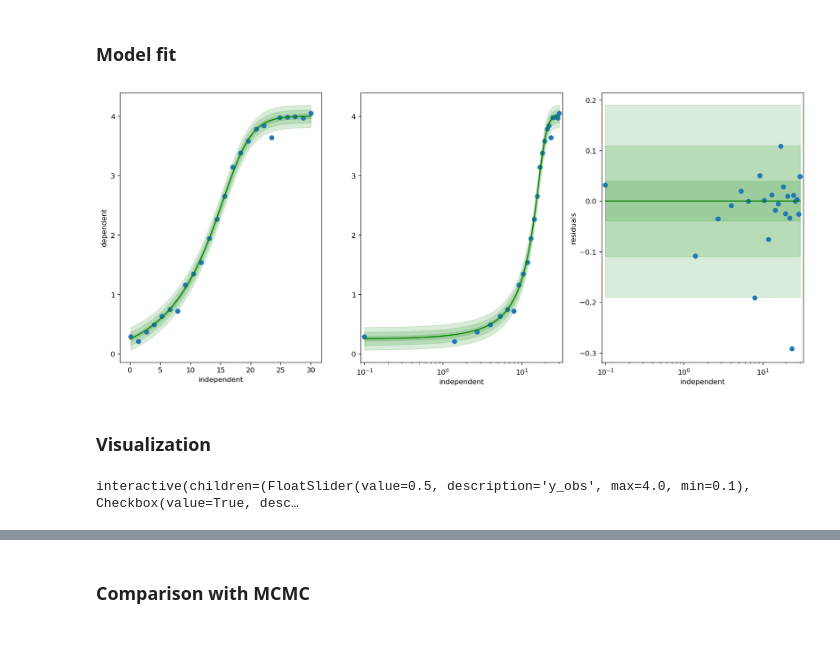
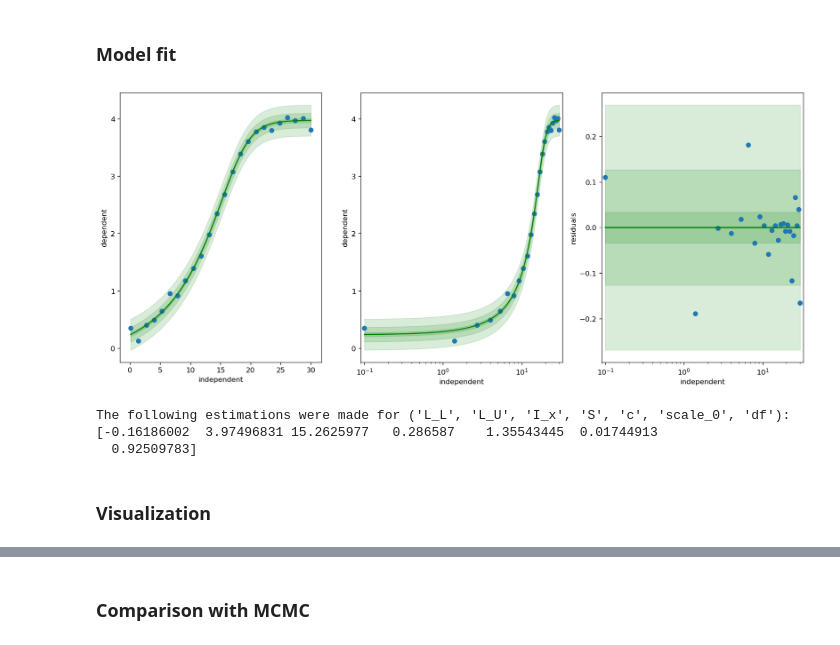
Before and after one commit to JuBiotech/calibr8, a Jupyter notebook: examples/Example_Numerical Independent Posterior.ipynb, the cells around one changed output, grey strips where cells are left out. Cells and saved outputs as stored; diff of their text form; code cells hidden in the pictures.

```diff
--- a/examples/Example_Numerical Independent Posterior.ipynb
+++ b/examples/Example_Numerical Independent Posterior.ipynb
@@ -14,10 +16,11 @@ import calibr8
 # %%
 θ_true = (0.1, 4, 15, 0.3, 1)
 σ_true = 0.05
-df_true = 3
+df_true = 1.5
 X = numpy.linspace(0.1, 30, 24)
 X_dense = numpy.linspace(0, 30, 100)
 Y = calibr8.asymmetric_logistic(X, θ_true)
+numpy.random.seed(230620)
 Y = scipy.stats.t.rvs(loc=Y, scale=σ_true, df=df_true)
 
 fig, ax = pyplot.subplots(dpi=120)
@@ -43,68 +46,20 @@ class AsymmetricTModelV1(calibr8.BaseAsymmetricLogisticT):
 # %%
 model = AsymmetricTModelV1()
 calibr8.fit_scipy(
     model,
     independent=X, dependent=Y,
-    theta_guess=calibr8.guess_asymmetric_logistic_theta(X, Y) + [0.01, 45],
+    theta_guess=calibr8.guess_asymmetric_logistic_theta(X, Y) + [0.01, 5],
     #theta_guess=θ_true + (σ_true, df_true),
-    theta_bounds=calibr8.guess_asymmetric_logistic_bounds(X, Y) + [(0.01, 0.5), (1, 50)]
+    theta_bounds=calibr8.guess_asymmetric_logistic_bounds(X, Y) + [(0.01, 0.5), (0.5, 50)]
 )
 
 fig, axs = calibr8.plot_model(model)
 fig.tight_layout()
 pyplot.show()
+print(f'The following estimations were made for {model.theta_names}: {model.theta_fitted}')
 # %% [output]
-[figure, old version]
+[figure, new version]
+The following estimations were made for ('L_L', 'L_U', 'I_x', 'S', 'c', 'scale_0', 'df'): [-0.16186002  3.97496831 15.2625977   0.286587    1.35543445  0.01744913
+  0.92509783]
 # %% [markdown]
 ### Visualization
-# %%
-def plot(y_obs=0.5, as_pdf:bool=False, a=0, b=30):
-    y_obs = numpy.atleast_1d(y_obs)
-
-    def likelihood(x, y):
-        loc, scale, df = model.predict_dependent(x)
-        # get log-probs for all observations
-        logpdfs = [
-            scipy.stats.t.logpdf(y_, loc=loc, scale=scale, df=df)
-            for y_ in y
-        ]
-        # sum them and exp them (numerically better than numpy.prod of pdfs)
-        return numpy.exp(numpy.sum(logpdfs, axis=0))
-
-    fig, ax = pyplot.subplots(dpi=120)
-    # x-coordinates for the plot
-    x_integrate = numpy.linspace(0, 30, 1000)
-
-    if as_pdf:
-        likelihood_integral, integral_error = scipy.integrate.quad(
-            func=likelihood,
-            # by restricting the integral into the interval [a,b], the resulting PDF is
-            # identical to the posterior with a Uniform(a, b) prior.
-            # 1. prior probability is constant in [a,b]
-            # 2. prior probability is 0 outside of [a,b]
-            # > numerical integral is only computed in [a,b], but because of 1. and 2., it's
-            #   identical to the integral over [-∞,+∞]
-            a=a, b=b,
-            args=(y_obs,)
-        )
-        ax.plot(x_integrate, likelihood(x_integrate, y_obs) / likelihood_integral, label='probability(x)')
-    else:
-        ax.plot(x_integrate, likelihood(x_integrate, y_obs), label='likelihood(x)')
-
-    for yo in y_obs:
-        ax.axvline(model.predict_independent(yo), linestyle='--', label='predict_independent')
-
-    ax.legend()
-    ax.set_xlabel('independent variable')
-    ax.set_ylabel('$p(x\ |\ y_{obs})$')
-    return fig, ax
-
-ipywidgets.interact(
-    plot,
-    y_obs=θ_true[0:2],
-    as_pdf=True,
-    a=ipywidgets.fixed(0),
-    b=ipywidgets.fixed(30)
-);
-# %% [output]
-interactive(children=(FloatSlider(value=0.5, description='y_obs', max=4.0, min=0.1), Checkbox(value=True, desc…
```
Also changed, not shown: parts of 7 cells of this notebook, 3 other files.
